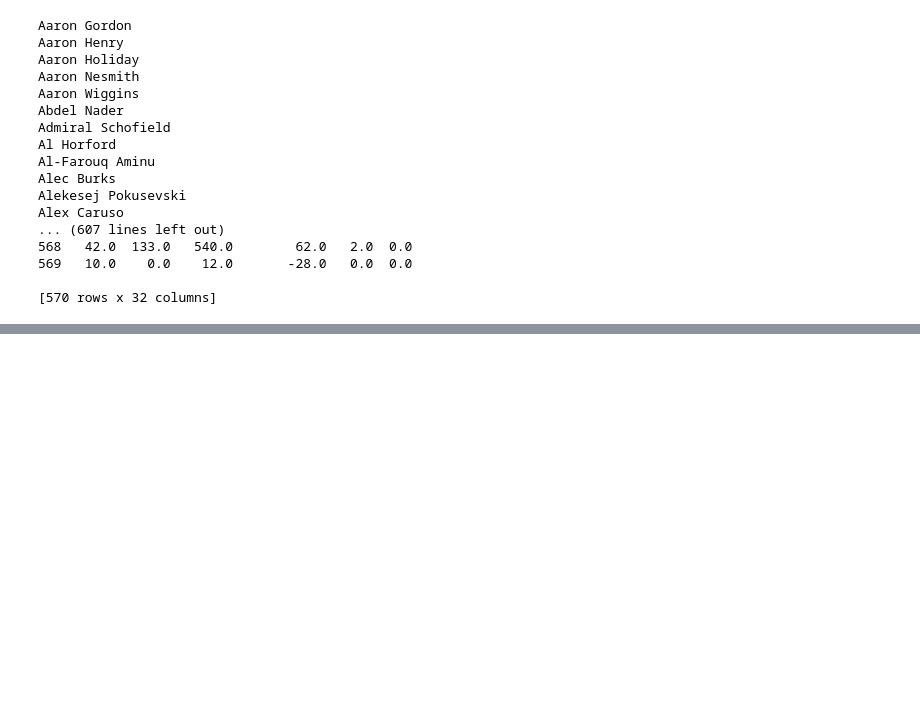
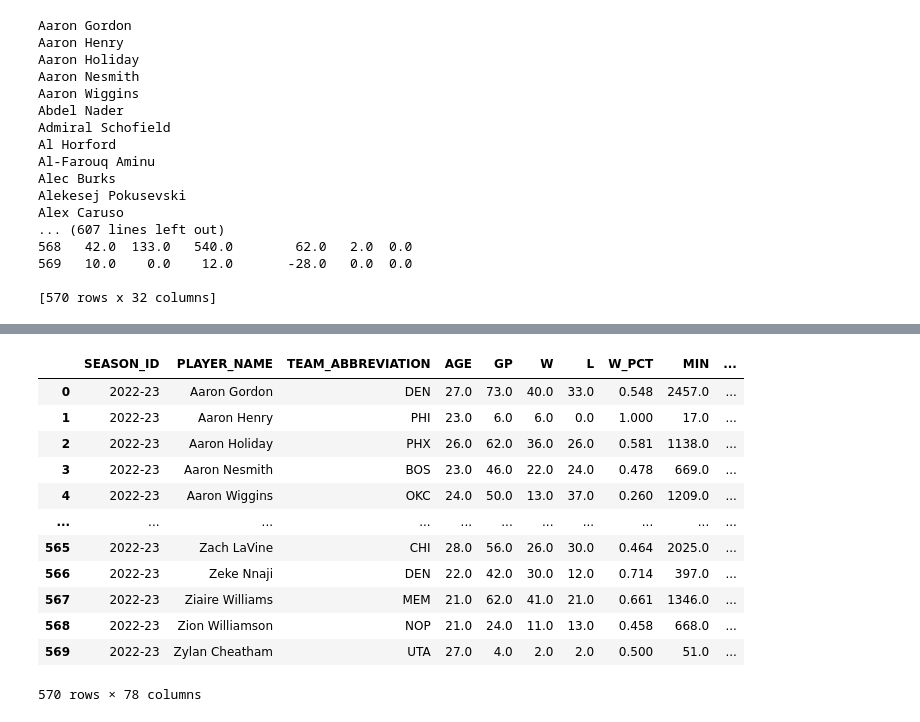
Before and after one commit to jeevanp03/nba_project, a Jupyter notebook: nba_manipulation/ML_Linear_Regression.ipynb, the cells around one changed output, grey strips where cells are left out. Cells and saved outputs as stored; diff of their text form; code cells hidden in the pictures; blank space fills up the shorter version.

```diff
--- a/nba_manipulation/ML_Linear_Regression.ipynb
+++ b/nba_manipulation/ML_Linear_Regression.ipynb
@@ -300,0 +319,14 @@ Alex Caruso
+# %%
+try:
+    mydb = connection.connect(host=os.environ.get("DB_HOST"), database = os.environ.get("DB_NAME"),user=os.environ.get("DB_USER"), passwd=os.environ.get("DB_PASSWORD"),use_pure=True)
+    query = "Select * from espn_scoring;"
+    espn_df = pd.read_sql(query,mydb)
+    mydb.close() #close the connection
+except Exception as e:
+    mydb.close()
+    print(str(e))
+# %%
+all_names = f_df["PLAYER_NAME"].tolist()
+length_n = len(all_names)
+print(length_n)
+df_repeated = pd.concat([espn_df]*length_n, ignore_index=True)
@@ -300,0 +358,43 @@ Alex Caruso
+# %%
+df_repeated["PLAYER_NAME"] = all_names
+# %%
+columns_list = [
+                "PLAYER_NAME",
+                "GP_ESPN",
+                "FGM_ESPN",
+                "FGA_ESPN",
+                "FTM_ESPN",
+                "FTA_ESPN",
+                "FG3M_ESPN",
+                "REB_ESPN",
+                "OREB_ESPN",
+                "DREB_ESPN",
+                "AST_ESPN",
+                "STL_ESPN",
+                "BLK_ESPN",
+                "TOV_ESPN",
+                "PF_ESPN",
+                "DD2_ESPN",
+                "TD3_ESPN",
+                "PTS_ESPN",
+                "W_ESPN"
+               ]
+df_repeated = df_repeated.reindex(columns = columns_list)
+#print(df_repeated)
+# %%
+f_df = pd.merge(f_df, df_repeated, how = 'right', on = 'PLAYER_NAME')
+f_df
+# %% [output]
+|  | SEASON_ID | PLAYER_NAME | TEAM_ABBREVIATION | AGE | GP | W | L | W_PCT | MIN | ... |
+| 0 | 2022-23 | Aaron Gordon | DEN | 27.0 | 73.0 | 40.0 | 33.0 | 0.548 | 2457.0 | ... |
+| 1 | 2022-23 | Aaron Henry | PHI | 23.0 | 6.0 | 6.0 | 0.0 | 1.000 | 17.0 | ... |
+| 2 | 2022-23 | Aaron Holiday | PHX | 26.0 | 62.0 | 36.0 | 26.0 | 0.581 | 1138.0 | ... |
+| 3 | 2022-23 | Aaron Nesmith | BOS | 23.0 | 46.0 | 22.0 | 24.0 | 0.478 | 669.0 | ... |
+| 4 | 2022-23 | Aaron Wiggins | OKC | 24.0 | 50.0 | 13.0 | 37.0 | 0.260 | 1209.0 | ... |
+| ... | ... | ... | ... | ... | ... | ... | ... | ... | ... | ... |
+| 565 | 2022-23 | Zach LaVine | CHI | 28.0 | 56.0 | 26.0 | 30.0 | 0.464 | 2025.0 | ... |
+| 566 | 2022-23 | Zeke Nnaji | DEN | 22.0 | 42.0 | 30.0 | 12.0 | 0.714 | 397.0 | ... |
+| 567 | 2022-23 | Ziaire Williams | MEM | 21.0 | 62.0 | 41.0 | 21.0 | 0.661 | 1346.0 | ... |
+| 568 | 2022-23 | Zion Williamson | NOP | 21.0 | 24.0 | 11.0 | 13.0 | 0.458 | 668.0 | ... |
+| 569 | 2022-23 | Zylan Cheatham | UTA | 27.0 | 4.0 | 2.0 | 2.0 | 0.500 | 51.0 | ... |
+570 rows × 78 columns
```
Also changed, not shown: parts of 26 cells of this notebook, 4 other files.
